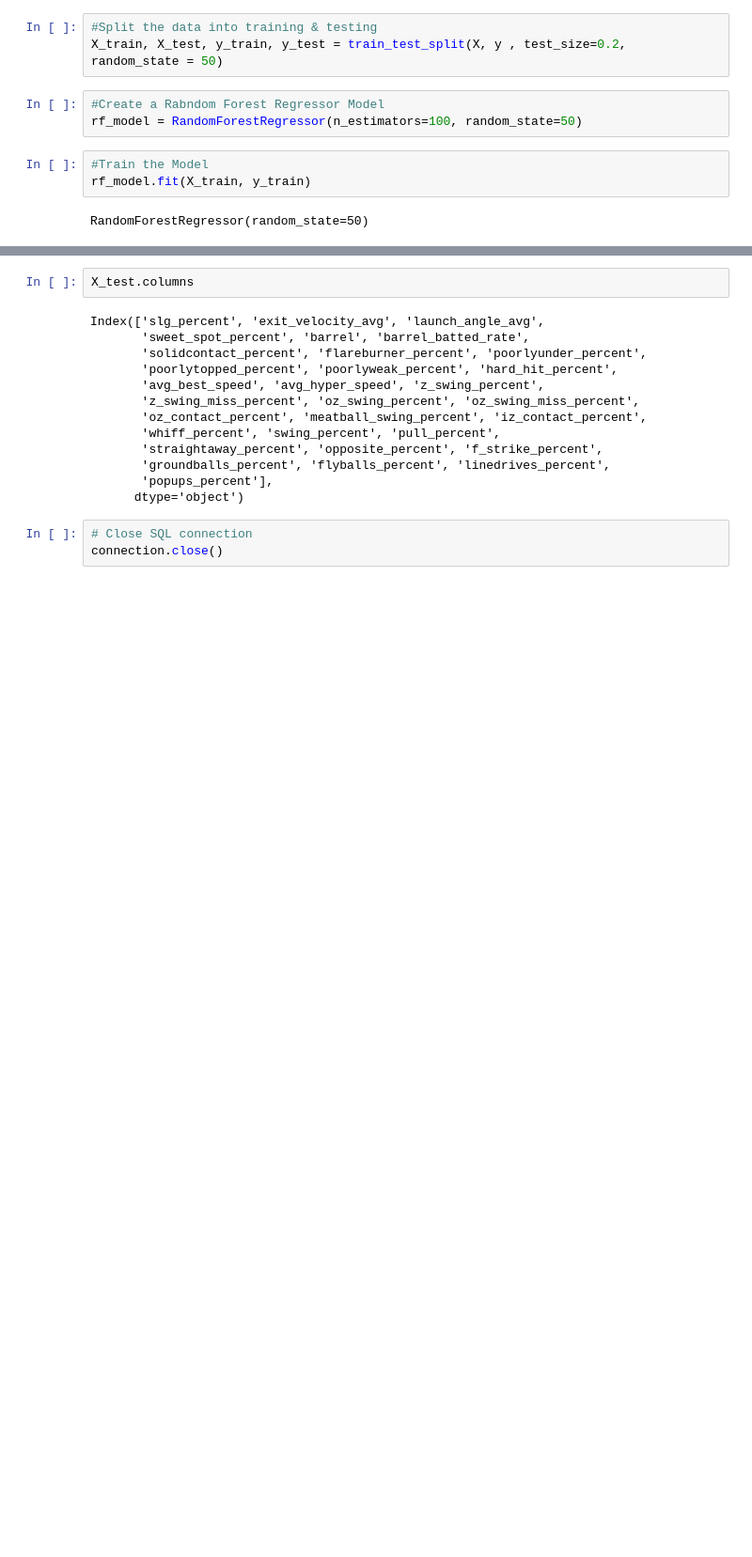
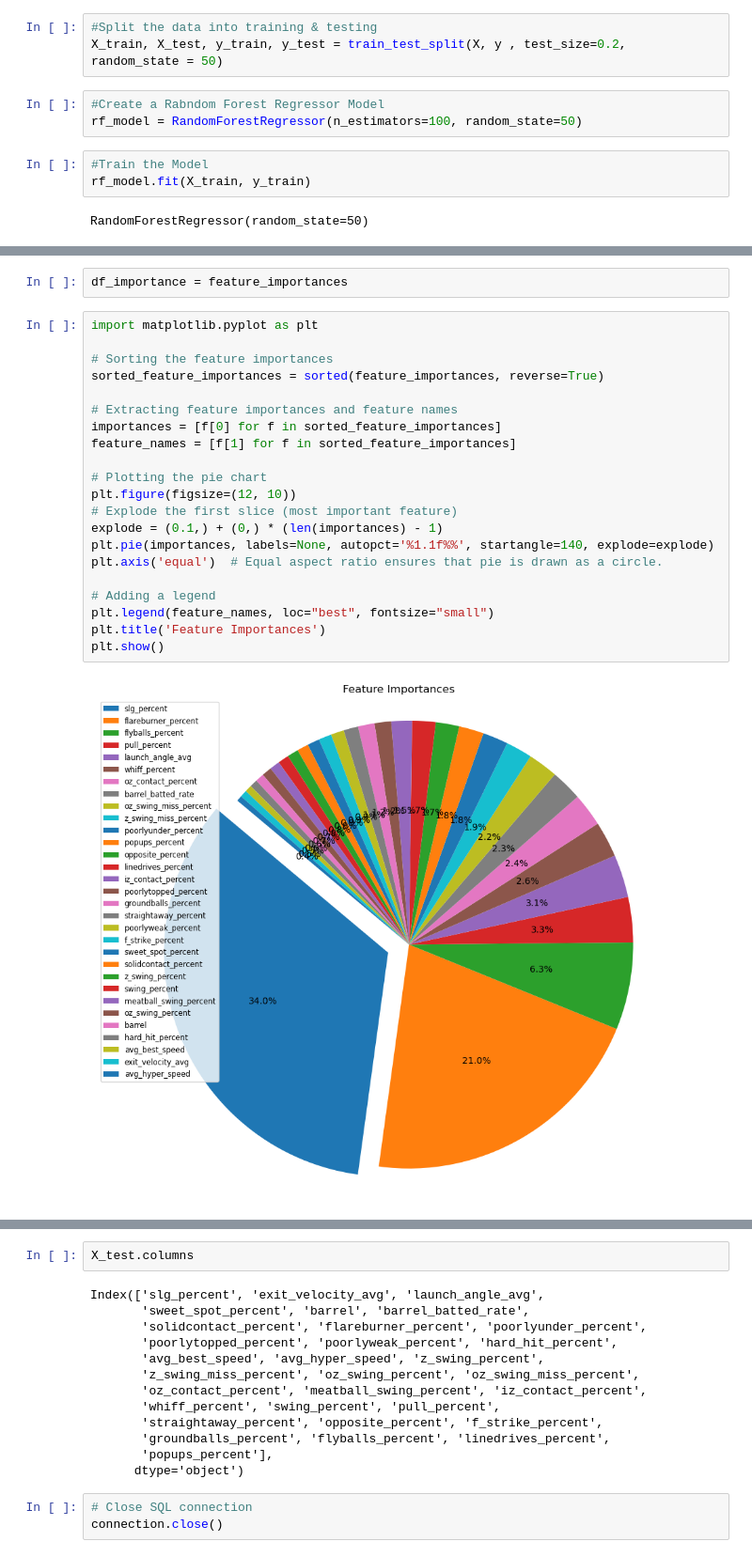
Before and after one commit to askarovamari/Project-4---Team-7, a Jupyter notebook: RandomForest.ipynb, the cells around one changed output, grey strips where cells are left out. Shown at 94% size. Cells and saved outputs as stored; diff of their text form; blank space fills up the shorter version.

```diff
--- a/RandomForest.ipynb
+++ b/RandomForest.ipynb
@@ -199,0 +200,25 @@ feature_importances
+# %%
+df_importance = feature_importances
+# %%
+import matplotlib.pyplot as plt
+
+# Sorting the feature importances
+sorted_feature_importances = sorted(feature_importances, reverse=True)
+
+# Extracting feature importances and feature names
+importances = [f[0] for f in sorted_feature_importances]
+feature_names = [f[1] for f in sorted_feature_importances]
+
+# Plotting the pie chart
+plt.figure(figsize=(12, 10))
+# Explode the first slice (most important feature)
+explode = (0.1,) + (0,) * (len(importances) - 1)
+plt.pie(importances, labels=None, autopct='%1.1f%%', startangle=140, explode=explode)
+plt.axis('equal')  # Equal aspect ratio ensures that pie is drawn as a circle.
+
+# Adding a legend
+plt.legend(feature_names, loc="best", fontsize="small")
+plt.title('Feature Importances')
+plt.show()
+# %% [output]
+[figure, added]
```
Also changed, not shown: parts of 11 cells of this notebook.
